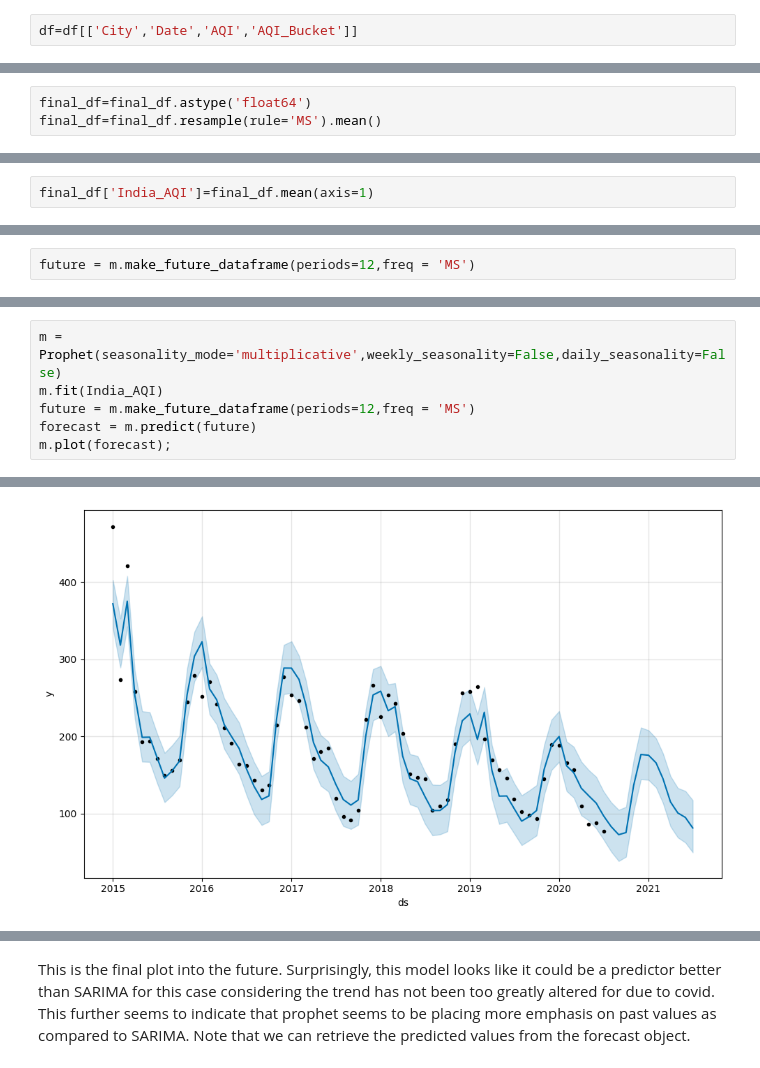
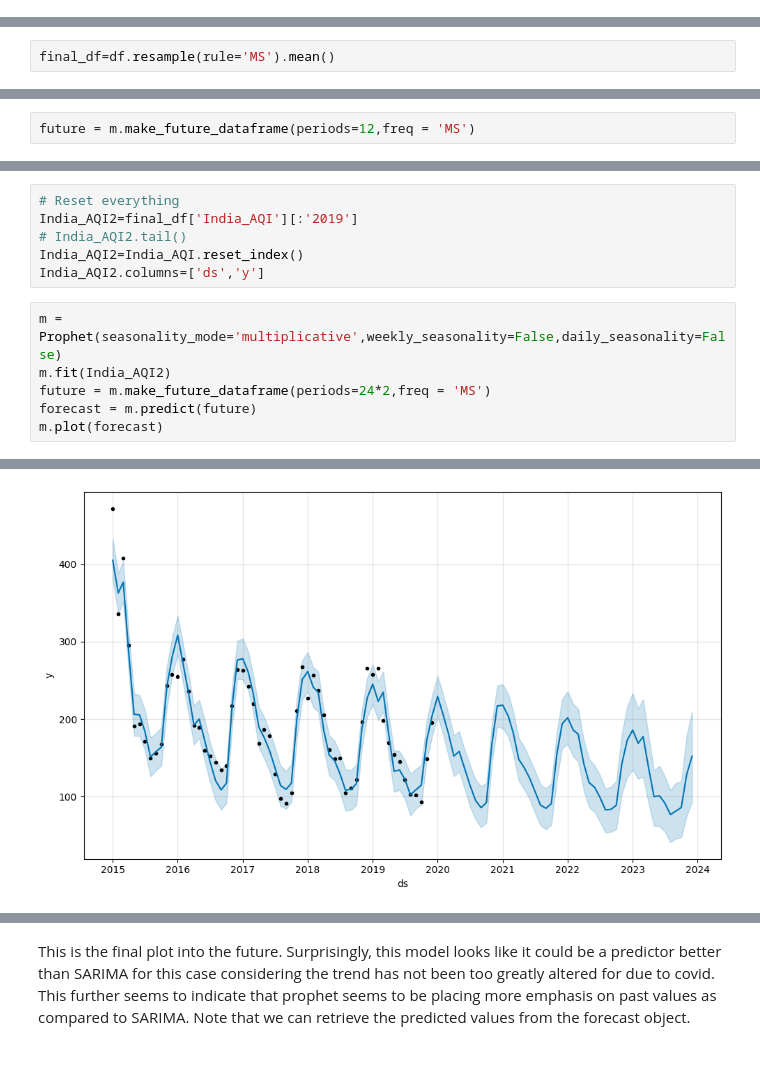
Before and after one commit to ShreyaGarg01/EcoSense-AI-for-Environment, a Jupyter notebook: Python Notebooks/air-pollution-india-forecast (1).ipynb, the cells around one changed output, grey strips where cells are left out. Cells and saved outputs as stored; diff of their text form.

```diff
--- a/Python Notebooks/air-pollution-india-forecast (1).ipynb
+++ b/Python Notebooks/air-pollution-india-forecast (1).ipynb
@@ -56,2 +28,0 @@ Here we will keep the columns 'City', 'Date', 'AQI' and 'AQI_Bucket'.
-# %%
-df=df[['City','Date','AQI','AQI_Bucket']]
@@ -73,3 +29,2 @@ Notice that the data is daily data. We will convert it into monthly data for our
 # %%
-final_df=final_df.astype('float64')
-final_df=final_df.resample(rule='MS').mean()
+final_df=df.resample(rule='MS').mean()
@@ -88,5 +31,3 @@ Next, we will add a column 'India_AQI' which gives us the average of all the cit
-# %%
-final_df['India_AQI']=final_df.mean(axis=1)
 # %% [markdown]
 Let us take a quick look at the graph of India's AQI over the years.
 # %%
@@ -252,7 +194,13 @@ Mean AQI 174.32717844259594
+# %%
+# Reset everything
+India_AQI2=final_df['India_AQI'][:'2019']
+# India_AQI2.tail()
+India_AQI2=India_AQI.reset_index()
+India_AQI2.columns=['ds','y']
 # %%
 m = Prophet(seasonality_mode='multiplicative',weekly_seasonality=False,daily_seasonality=False)
-m.fit(India_AQI)
-future = m.make_future_dataframe(periods=12,freq = 'MS')
+m.fit(India_AQI2)
+future = m.make_future_dataframe(periods=24*2,freq = 'MS')
 forecast = m.predict(future)
-m.plot(forecast);
+m.plot(forecast)
 # %% [output]
@@ -261 +209 @@ m.plot(forecast);
-[figure, old version]
+[figure, new version]
```
Also changed, not shown: parts of 22 cells of this notebook, 34 other files.
